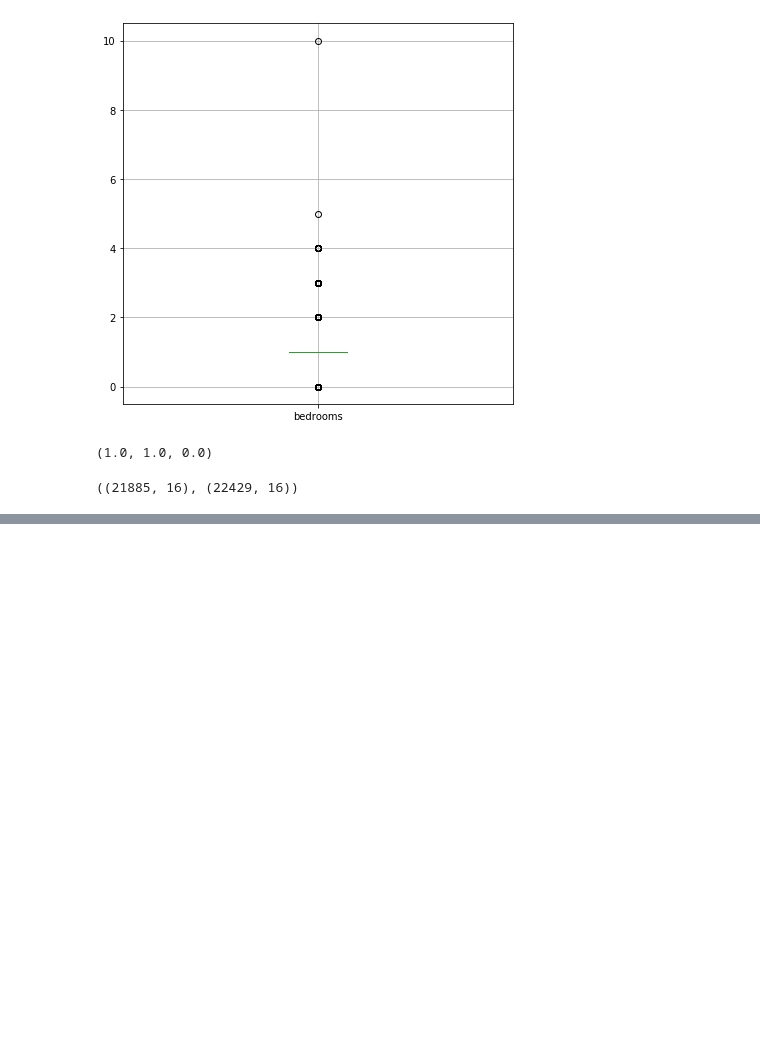
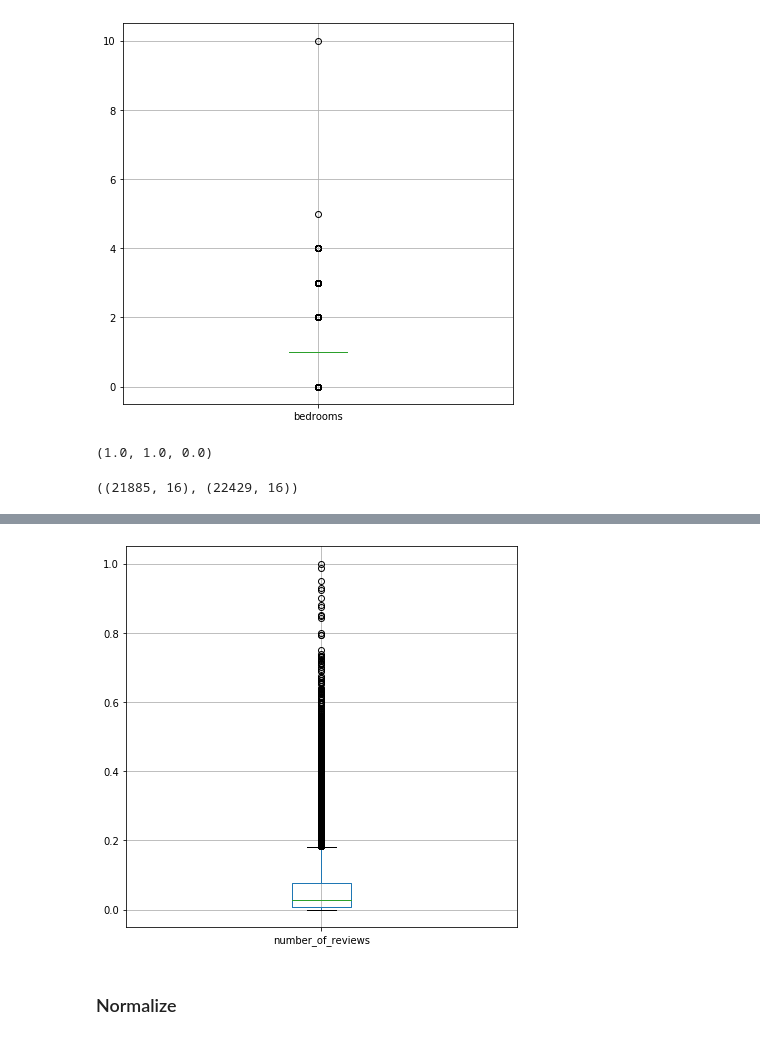
Before and after one commit to luisferlc/datamex1019, a Jupyter notebook: module-3/airbnb/versions_of_dataset.ipynb, the cells around one changed output, grey strips where cells are left out. Saved outputs shown, nothing was run; the diff lists cells and outputs as text; code cells hidden in the pictures; blank space fills up the shorter version.

```diff
--- a/module-3/airbnb/versions_of_dataset.ipynb
+++ b/module-3/airbnb/versions_of_dataset.ipynb
@@ -146,0 +149,5 @@ df_encoded_clean5= df_encoded_clean4[df_encoded_clean4.bedrooms<upper]
+# %%
+from sklearn.preprocessing import MinMaxScaler
+scaler = MinMaxScaler()
+# %%
+df_encoded[['number_of_reviews','review_scores_rating','accommodates','beds','bedrooms']]=scaler.fit_transform(df_encoded[['number_of_reviews','review_scores_rating','accommodates','beds','bedrooms']])
@@ -146,0 +163,7 @@ df_encoded_clean5= df_encoded_clean4[df_encoded_clean4.bedrooms<upper]
+# %%
+plt.figure(figsize=(7,7))
+df_encoded.boxplot(column=['number_of_reviews']);
+# %% [output]
+[figure, added]
+# %% [markdown]
+### Normalize
```
Also changed, not shown: parts of 13 cells of this notebook, 8 other files.
